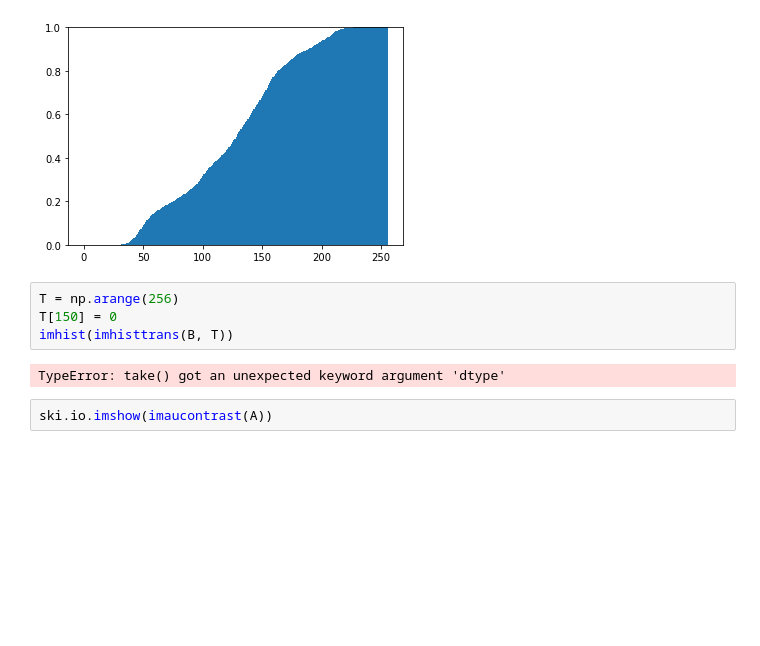
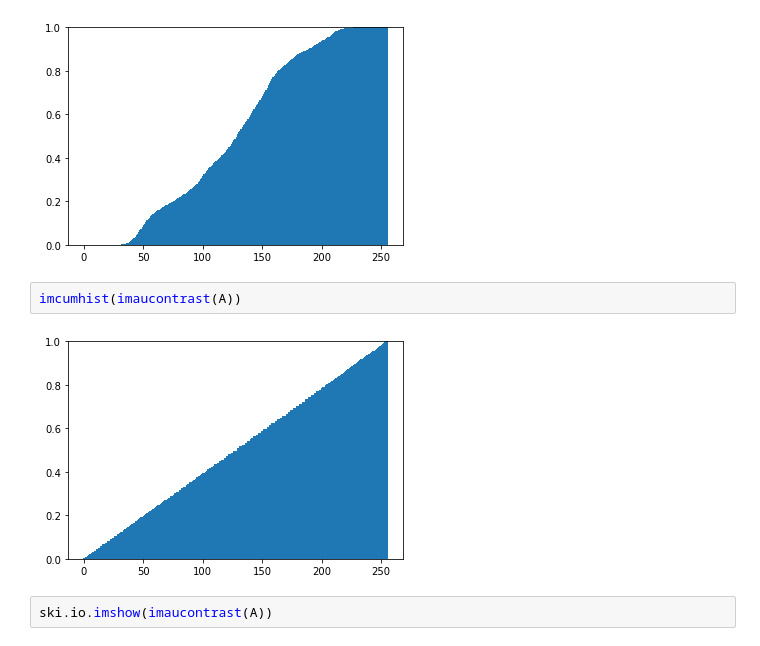
Before and after one commit to jbayardo/dip-tp1, a Jupyter notebook: Práctica 1.ipynb, the cells around one changed output. Drawn from its saved outputs; the diff is of its cells as text; blank space fills up the shorter version.

```diff
--- a/Práctica 1.ipynb
+++ b/Práctica 1.ipynb
@@ -206,12 +221,10 @@ def imaucontrast(A, L=256):
 imcumhist(A)
 # %% [output]
 [figure]
-# %%
-T = np.arange(256)
-T[150] = 0
-imhist(imhisttrans(B, T))
-# %% [output]
-TypeError: take() got an unexpected keyword argument 'dtype'
+# %%
+imcumhist(imaucontrast(A))
+# %% [output]
+[figure, added]
 # %%
 ski.io.imshow(imaucontrast(A))
 # %% [output]
```
Also changed, not shown: parts of 23 cells of this notebook.
